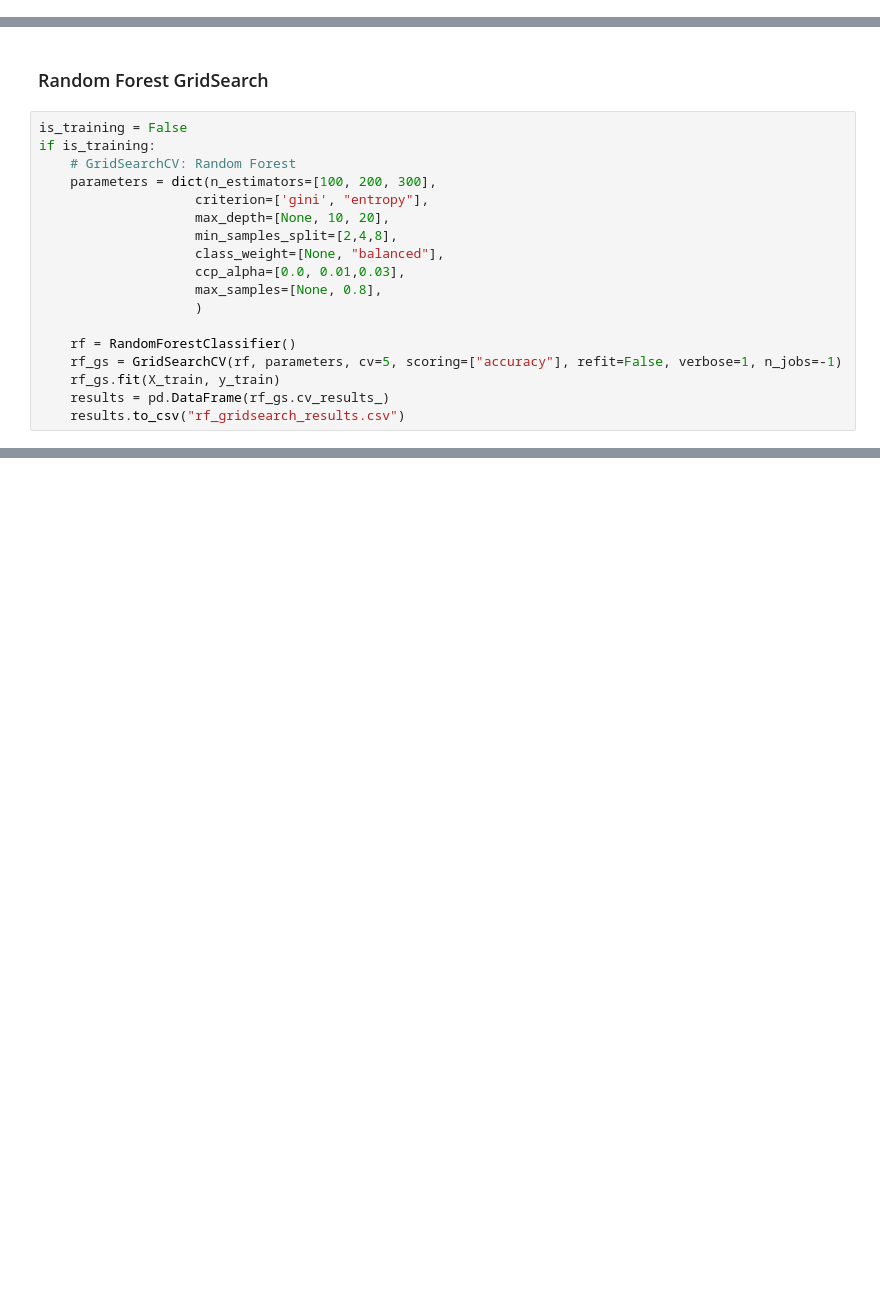
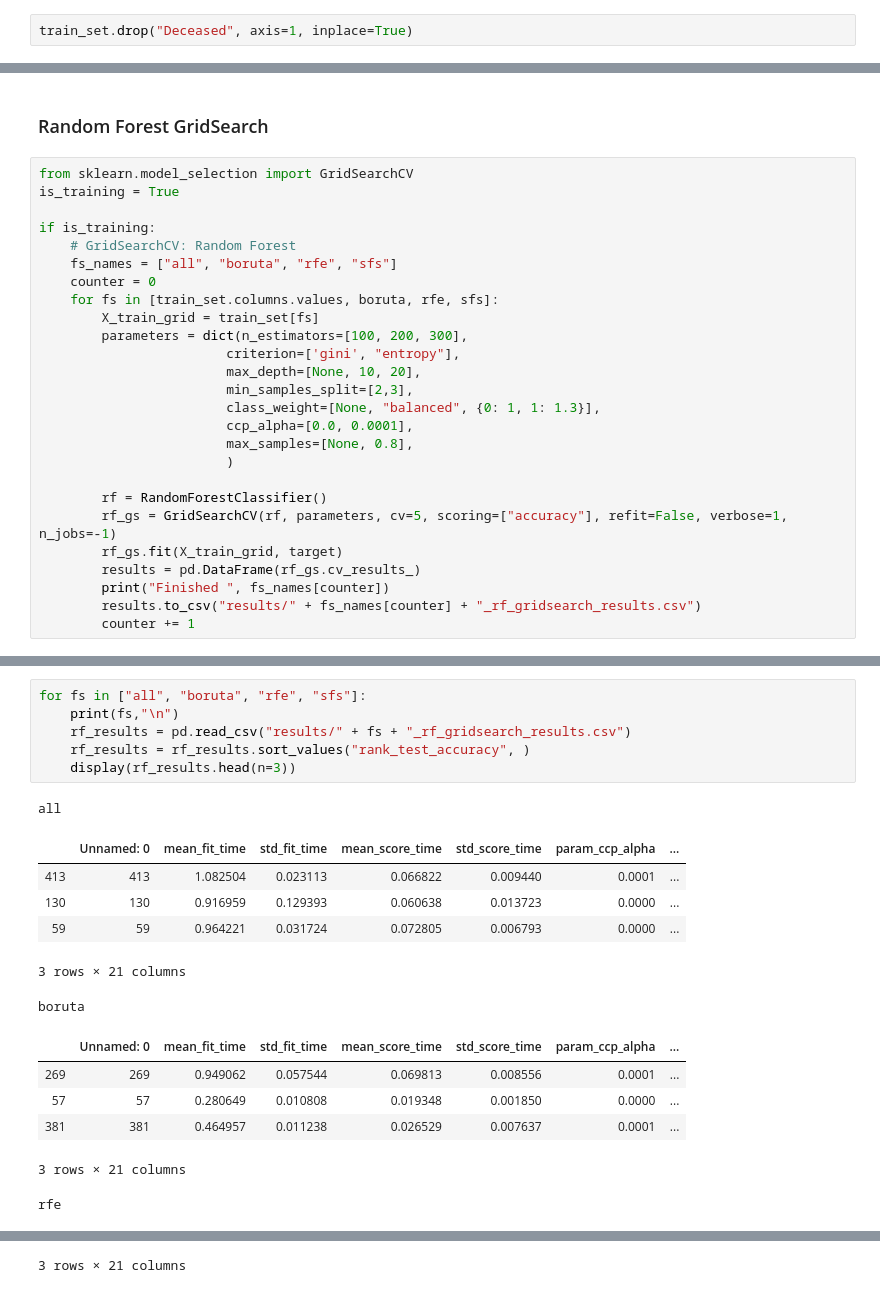
Before and after one commit to mrmachatschek/pandemic_survival_prediction, a Jupyter notebook: main.ipynb, the cells around one changed output, grey strips where cells are left out. Cells and saved outputs as stored; diff of their text form; blank space fills up the shorter version.

Commit message:
rf results

```diff
--- a/main.ipynb
+++ b/main.ipynb
@@ -656 +694,3 @@ X_train
+# %%
+train_set.drop("Deceased", axis=1, inplace=True)
 # %%
@@ -707,21 +766,29 @@ Fitting 5 folds for each of 162 candidates, totalling 810 fits
 # %% [markdown]
 ### Random Forest GridSearch
 # %%
-is_training = False
+from sklearn.model_selection import GridSearchCV
+is_training = True
+
 if is_training:
     # GridSearchCV: Random Forest
-    parameters = dict(n_estimators=[100, 200, 300],
-                    criterion=['gini', "entropy"],
-                    max_depth=[None, 10, 20],
-                    min_samples_split=[2,4,8],
-                    class_weight=[None, "balanced"],
-                    ccp_alpha=[0.0, 0.01,0.03],
-                    max_samples=[None, 0.8],
-                    )
+    fs_names = ["all", "boruta", "rfe", "sfs"]
+    counter = 0
+    for fs in [train_set.columns.values, boruta, rfe, sfs]:
+        X_train_grid = train_set[fs]
+        parameters = dict(n_estimators=[100, 200, 300],
+                        criterion=['gini', "entropy"],
+                        max_depth=[None, 10, 20],
+                        min_samples_split=[2,3],
+                        class_weight=[None, "balanced", {0: 1, 1: 1.3}],
+                        ccp_alpha=[0.0, 0.0001],
+                        max_samples=[None, 0.8],
+                        )
 
-    rf = RandomForestClassifier()
-    rf_gs = GridSearchCV(rf, parameters, cv=5, scoring=["accuracy"], refit=False, verbose=1, n_jobs=-1)
-    rf_gs.fit(X_train, y_train)
-    results = pd.DataFrame(rf_gs.cv_results_)
-    results.to_csv("rf_gridsearch_results.csv")
+        rf = RandomForestClassifier()
+        rf_gs = GridSearchCV(rf, parameters, cv=5, scoring=["accuracy"], refit=False, verbose=1, n_jobs=-1)
+        rf_gs.fit(X_train_grid, target)
+        results = pd.DataFrame(rf_gs.cv_results_)
+        print("Finished ", fs_names[counter])
+        results.to_csv("results/" + fs_names[counter] + "_rf_gridsearch_results.csv")
+        counter += 1
 # %% [output]
@@ -738,0 +812,20 @@ Fitting 5 folds for each of 648 candidates, totalling 3240 fits
+# %%
+for fs in ["all", "boruta", "rfe", "sfs"]:
+    print(fs,"\n")
+    rf_results = pd.read_csv("results/" + fs + "_rf_gridsearch_results.csv")
+    rf_results = rf_results.sort_values("rank_test_accuracy", )
+    display(rf_results.head(n=3))
+# %% [output]
+all
+|  | Unnamed: 0 | mean_fit_time | std_fit_time | mean_score_time | std_score_time | param_ccp_alpha | ... |
+| 413 | 413 | 1.082504 | 0.023113 | 0.066822 | 0.009440 | 0.0001 | ... |
+| 130 | 130 | 0.916959 | 0.129393 | 0.060638 | 0.013723 | 0.0000 | ... |
+| 59 | 59 | 0.964221 | 0.031724 | 0.072805 | 0.006793 | 0.0000 | ... |
+3 rows × 21 columns
+boruta
+|  | Unnamed: 0 | mean_fit_time | std_fit_time | mean_score_time | std_score_time | param_ccp_alpha | ... |
+| 269 | 269 | 0.949062 | 0.057544 | 0.069813 | 0.008556 | 0.0001 | ... |
+| 57 | 57 | 0.280649 | 0.010808 | 0.019348 | 0.001850 | 0.0000 | ... |
+| 381 | 381 | 0.464957 | 0.011238 | 0.026529 | 0.007637 | 0.0001 | ... |
+3 rows × 21 columns
+rfe
@@ -738,0 +836 @@ Fitting 5 folds for each of 648 candidates, totalling 3240 fits
+3 rows × 21 columns
```
Also changed, not shown: parts of 32 cells of this notebook, 8 other files.
